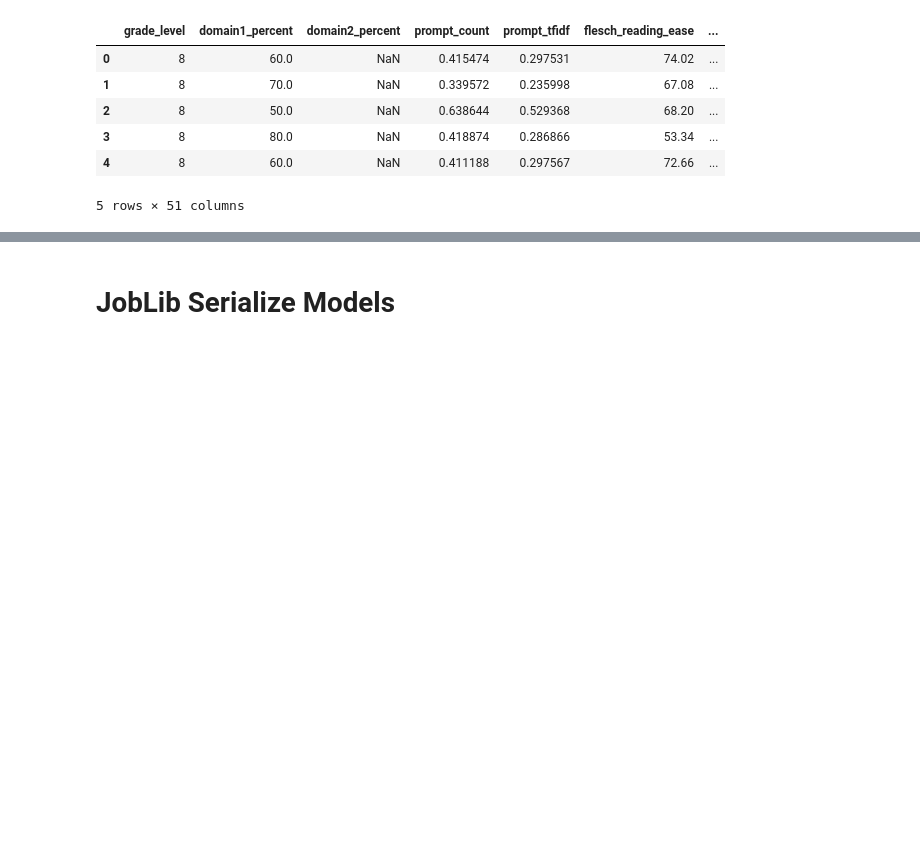
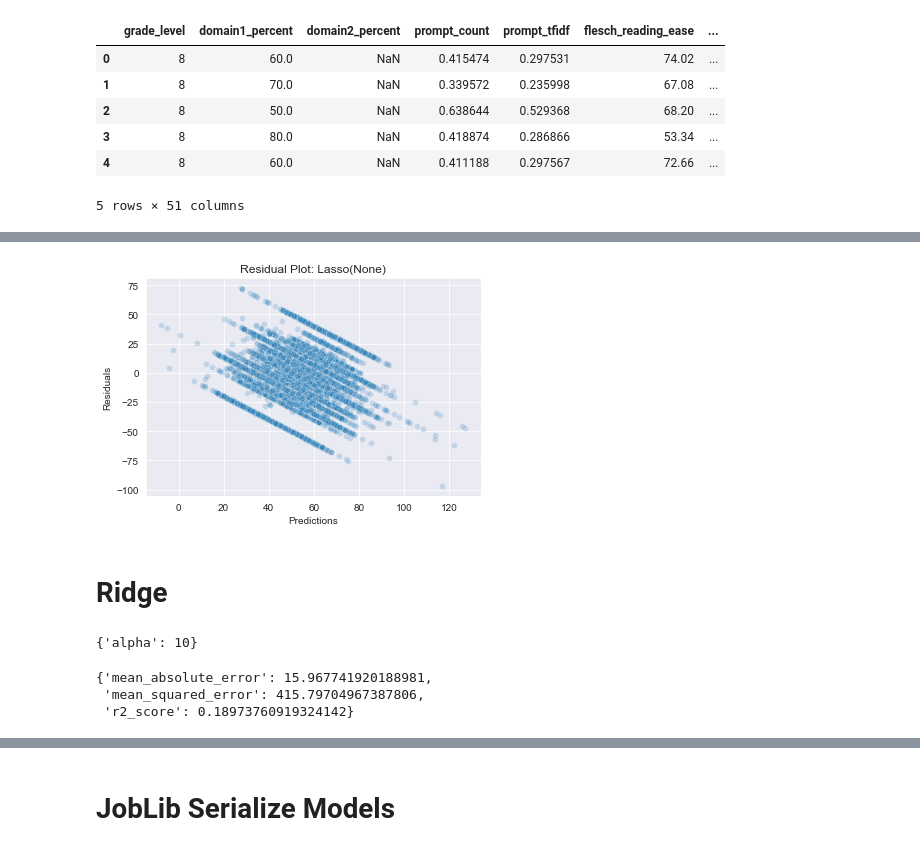
Before and after one commit to MattEding/EssayScorer, a Jupyter notebook: modeling.ipynb, the cells around one changed output, grey strips where cells are left out. Drawn from its saved outputs; the diff is of its cells as text; code cells hidden in the pictures; blank space fills up the shorter version.

```diff
--- a/modeling.ipynb
+++ b/modeling.ipynb
@@ -77,0 +128,19 @@ valid_df.head()
+# %%
+plot_resid(lasso)
+# %% [output]
+[figure, added]
+# %% [markdown]
+# Ridge
+# %%
+param_grid = {'alpha': [10**i for i in range(-3, 4)]}
+ridge_best = grid_cv(Ridge(), param_grid)
+ridge_best
+# %% [output]
+{'alpha': 10}
+# %%
+ridge = Ridge(**ridge_best)
+score_est(ridge)
+# %% [output]
+{'mean_absolute_error': 15.967741920188981,
+ 'mean_squared_error': 415.79704967387806,
+ 'r2_score': 0.18973760919324142}
```
Also changed, not shown: parts of 21 cells of this notebook, 1 other file.
